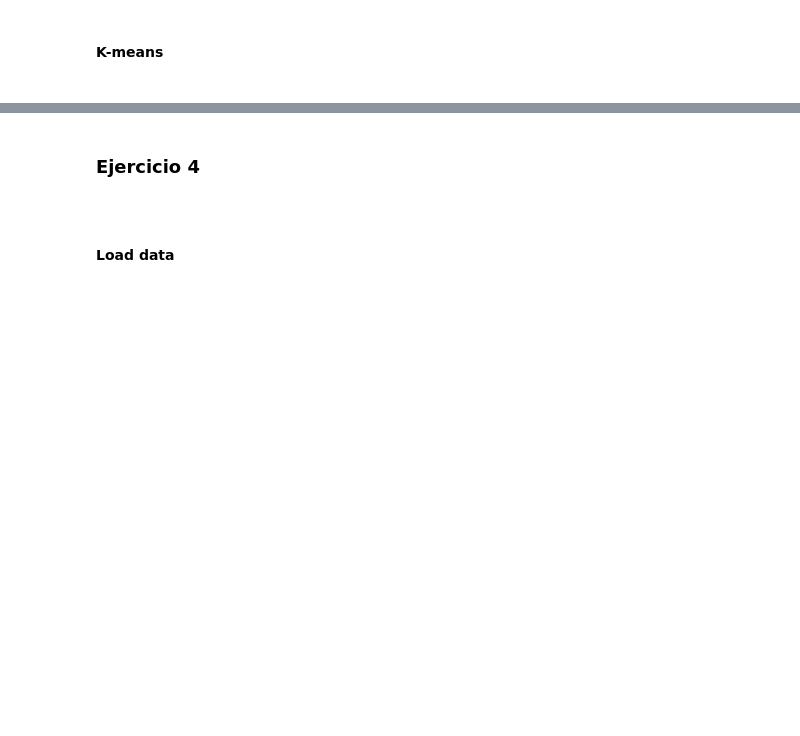
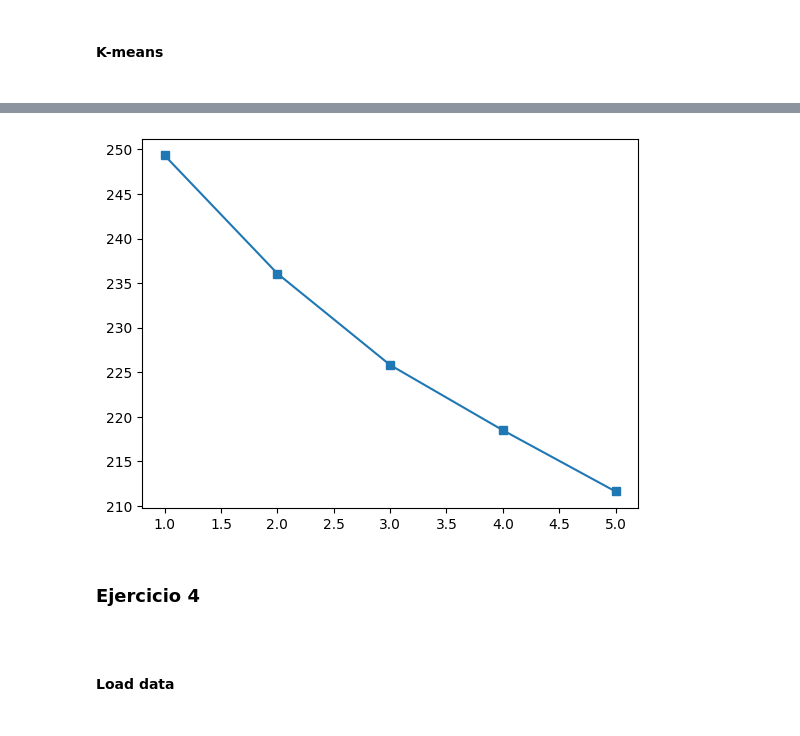
Before and after one commit to BenjaSar/IIA, a Jupyter notebook: tp_integrador.ipynb, the cells around one changed output, grey strips where cells are left out. Saved outputs shown, nothing was run; the diff lists cells and outputs as text; code cells hidden in the pictures; blank space fills up the shorter version.

```diff
--- a/tp_integrador.ipynb
+++ b/tp_integrador.ipynb
@@ -270,8 +270,8 @@ plt.title('HAR - PCA projection 2D');
 <h4>K-means<h4>
 # %%
 # Cluster numbers = 6
-n_clases = 6
-kmeans = KMeans(n_clusters=n_clases, n_init=100, random_state=RANDOM_STATE)
+n_clases_6 = 6
+kmeans = KMeans(n_clusters=n_clases_6, n_init=100, random_state=RANDOM_STATE)
 kmeans.fit(X_pca)
 cluster_labels = kmeans.labels_
 # %%
@@ -283,3 +291,8 @@ cluster_labels_2 = kmeans.labels_
+# %%
+plt.plot(range(1, n_clases_6), inertia, marker='s')
+plt.show()
+# %% [output]
+[figure, added]
 # %% [markdown]
 <h3> Ejercicio 4 <h3>
 # %% [markdown]
```
Also changed, not shown: parts of 31 cells of this notebook, 1 other file.
